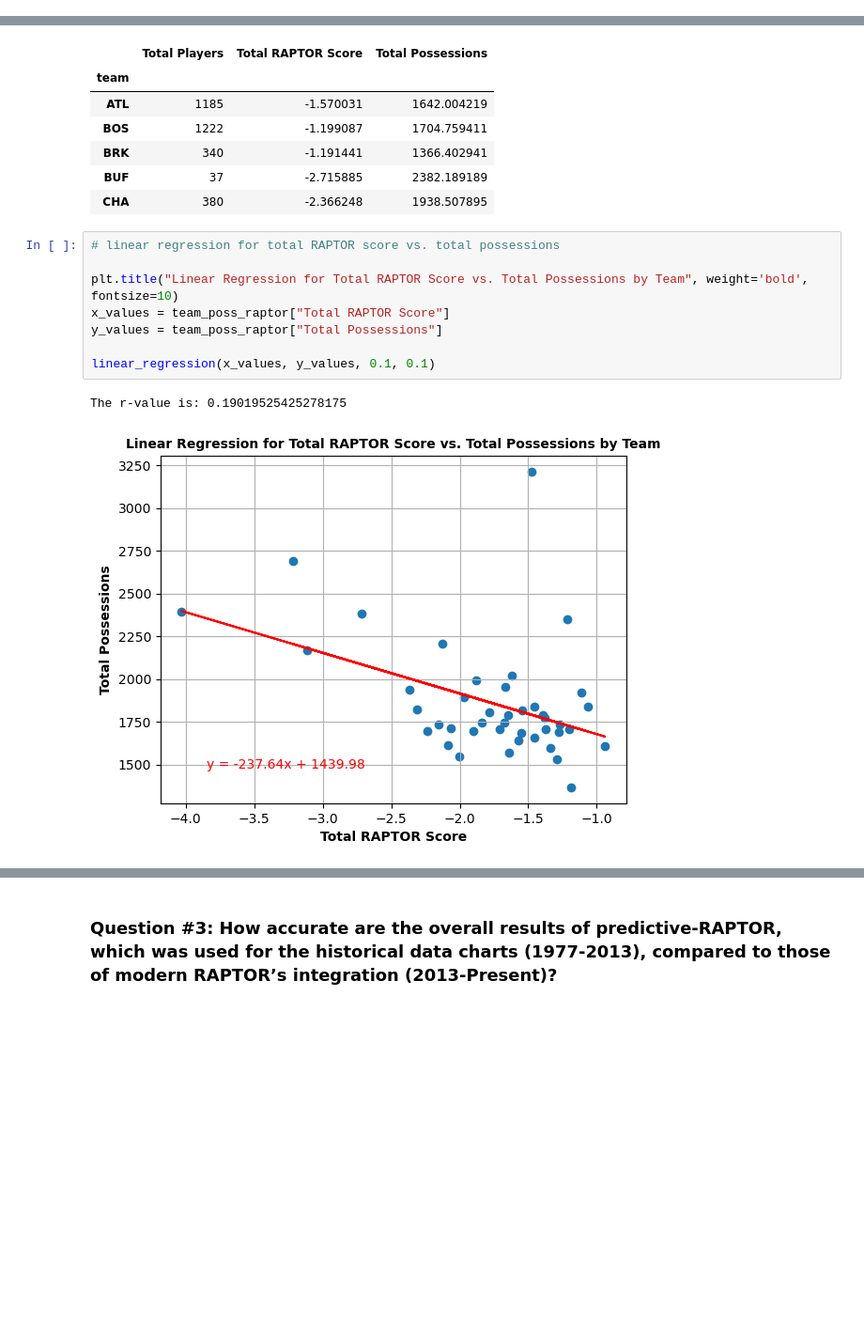
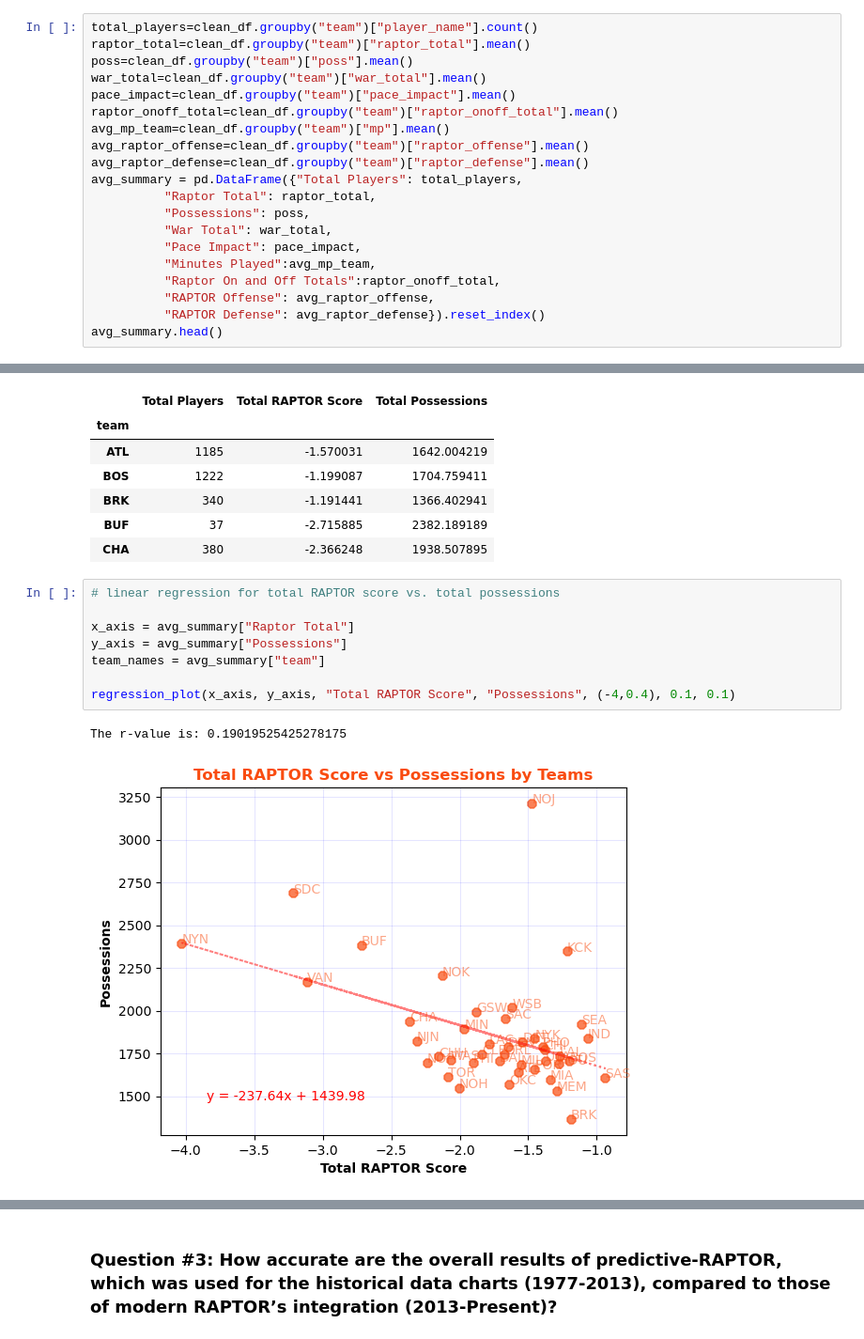
Before and after one commit to UzmaSayyeda/Project01, a Jupyter notebook: Project 1 Files/RAPTOR Analysis (Project 1).ipynb, the cells around one changed output, grey strips where cells are left out. Shown: that part at 94% size. Drawn from its saved outputs; the diff is of its cells as text; blank space fills up the shorter version.

```diff
--- a/Project 1 Files/RAPTOR Analysis (Project 1).ipynb
+++ b/Project 1 Files/RAPTOR Analysis (Project 1).ipynb
@@ -84,0 +94,20 @@ def linear_regression(x_values, y_values, x=0, y=0):
+# %%
+total_players=clean_df.groupby("team")["player_name"].count()
+raptor_total=clean_df.groupby("team")["raptor_total"].mean()
+poss=clean_df.groupby("team")["poss"].mean()
+war_total=clean_df.groupby("team")["war_total"].mean()
+pace_impact=clean_df.groupby("team")["pace_impact"].mean()
+raptor_onoff_total=clean_df.groupby("team")["raptor_onoff_total"].mean()
+avg_mp_team=clean_df.groupby("team")["mp"].mean()
+avg_raptor_offense=clean_df.groupby("team")["raptor_offense"].mean()
+avg_raptor_defense=clean_df.groupby("team")["raptor_defense"].mean()
+avg_summary = pd.DataFrame({"Total Players": total_players,
+          "Raptor Total": raptor_total,
+          "Possessions": poss,
+          "War Total": war_total,
+          "Pace Impact": pace_impact,
+          "Minutes Played":avg_mp_team,
+          "Raptor On and Off Totals":raptor_onoff_total,
+          "RAPTOR Offense": avg_raptor_offense,
+          "RAPTOR Defense": avg_raptor_defense}).reset_index()
+avg_summary.head()
@@ -158,15 +194,15 @@ team_poss_raptor.head()
 | BRK | 340 | -1.191441 | 1366.402941 |
 | BUF | 37 | -2.715885 | 2382.189189 |
 | CHA | 380 | -2.366248 | 1938.507895 |
-# %%
-# linear regression for total RAPTOR score vs. total possessions
-
-plt.title("Linear Regression for Total RAPTOR Score vs. Total Possessions by Team", weight='bold', fontsize=10)
-x_values = team_poss_raptor["Total RAPTOR Score"]
-y_values = team_poss_raptor["Total Possessions"]
-
-linear_regression(x_values, y_values, 0.1, 0.1)
-# %% [output]
-The r-value is: 0.19019525425278175
-[figure, removed]
+# %%
+# linear regression for total RAPTOR score vs. total possessions
+
+x_axis = avg_summary["Raptor Total"]
+y_axis = avg_summary["Possessions"]
+team_names = avg_summary["team"]
+
+regression_plot(x_axis, y_axis, "Total RAPTOR Score", "Possessions", (-4,0.4), 0.1, 0.1)
+# %% [output]
+The r-value is: 0.19019525425278175
+[figure, added]
 # %% [markdown]
```
Also changed, not shown: parts of 7 cells of this notebook, 1 other file.
